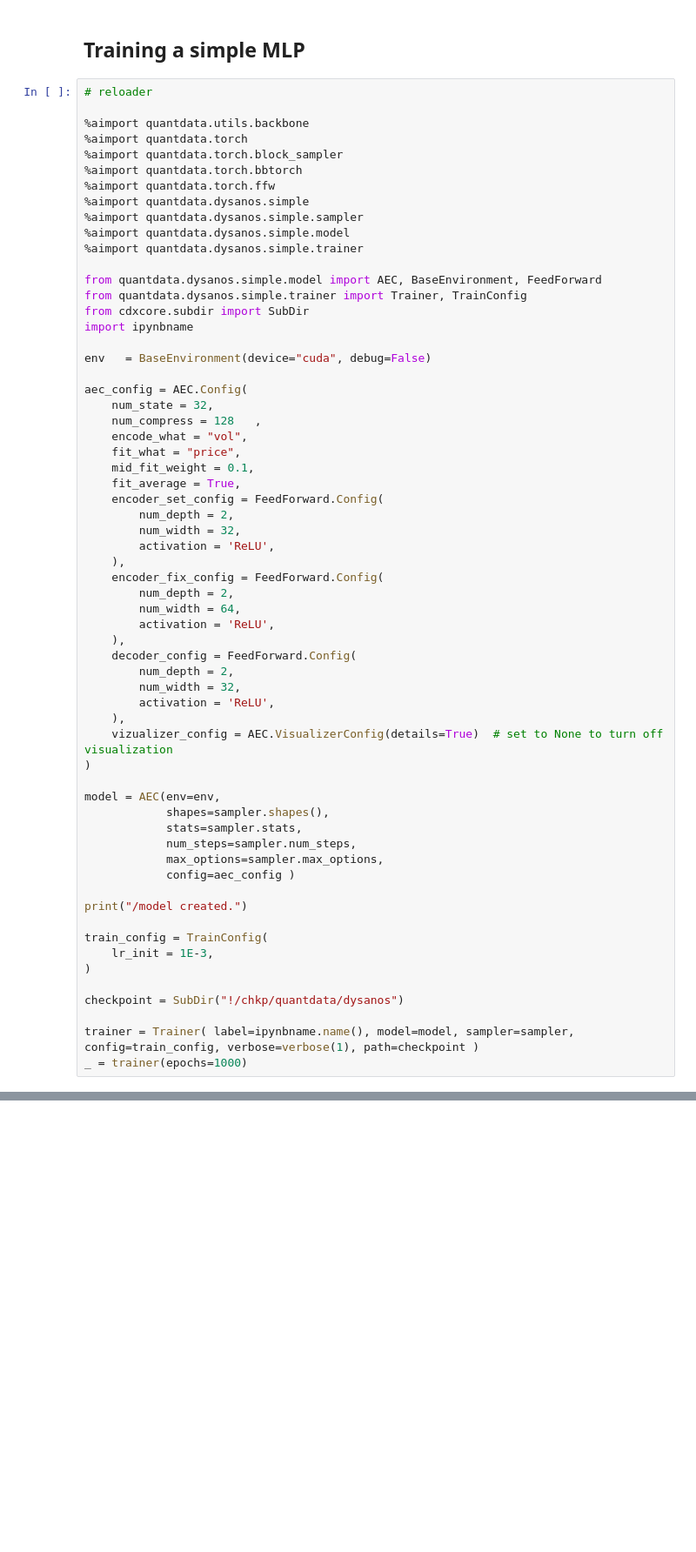
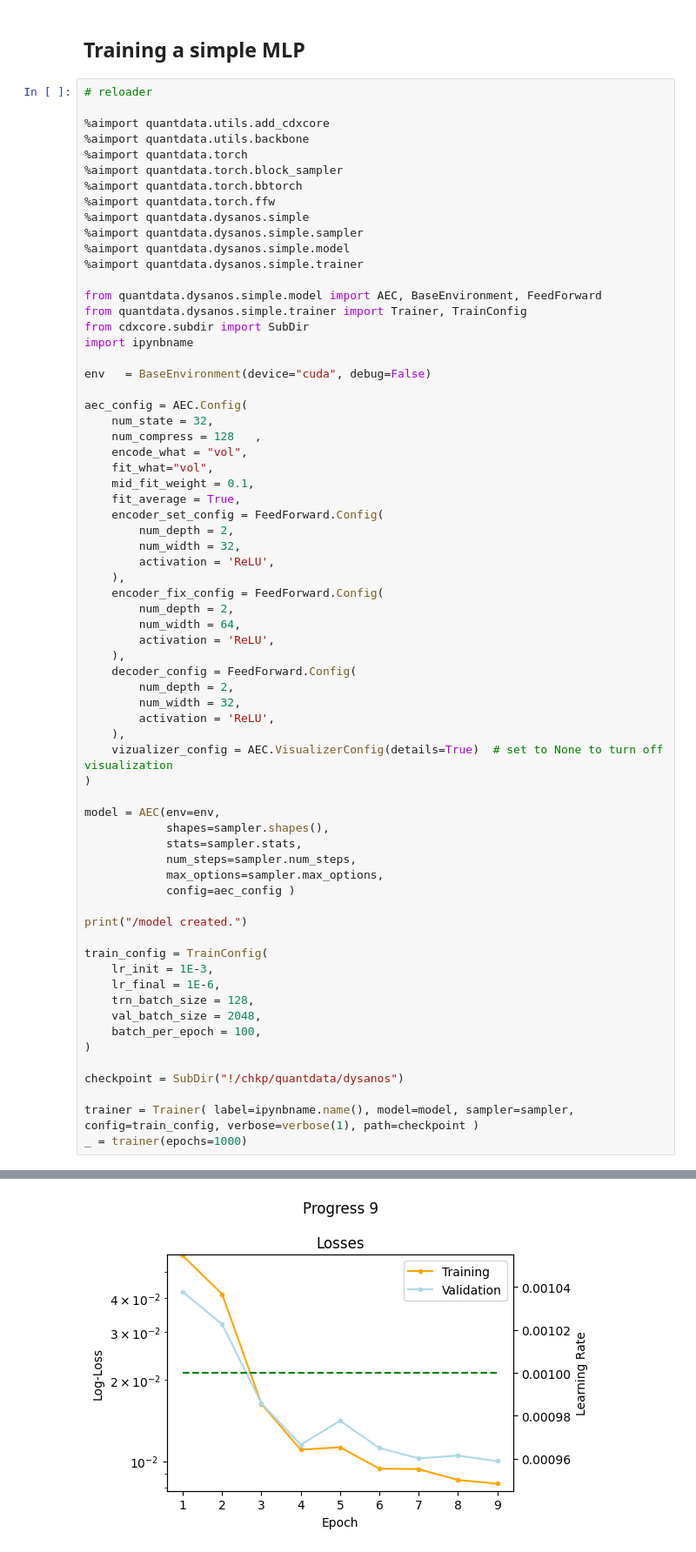
Before and after one commit to hansbuehler/quant_data, a Jupyter notebook: quantdata/dysanos/simple/viz_train_vol_spread_fit_vol.ipynb, the cells around one changed output, grey strips where cells are left out. Shown at 87% size. Drawn from its saved outputs; the diff is of its cells as text; blank space fills up the shorter version.

```diff
--- a/quantdata/dysanos/simple/viz_train_vol_spread_fit_vol.ipynb
+++ b/quantdata/dysanos/simple/viz_train_vol_spread_fit_vol.ipynb
@@ -52,6 +61,7 @@ print("/done")
 # %%
 # reloader
 
+%aimport quantdata.utils.add_cdxcore
 %aimport quantdata.utils.backbone
 %aimport quantdata.torch
 %aimport quantdata.torch.block_sampler
@@ -73,7 +83,7 @@ aec_config = AEC.Config(
     num_state = 32,
     num_compress = 128   ,
     encode_what = "vol",
-    fit_what = "price",
+    fit_what="vol",
     mid_fit_weight = 0.1,
     fit_average = True,
     encoder_set_config = FeedForward.Config(
@@ -105,9 +115,14 @@ print("/model created.")
 
 train_config = TrainConfig(
     lr_init = 1E-3,
+    lr_final = 1E-6,
+    trn_batch_size = 128,
+    val_batch_size = 2048,
+    batch_per_epoch = 100,
 )
 
 checkpoint = SubDir("!/chkp/quantdata/dysanos")
 
 trainer = Trainer( label=ipynbname.name(), model=model, sampler=sampler, config=train_config, verbose=verbose(1), path=checkpoint )
 _ = trainer(epochs=1000)
+# %% [output]
@@ -113,0 +136 @@ _ = trainer(epochs=1000)
+[figure, added]
```
Also changed, not shown: parts of 2 cells of this notebook, 7 other files.
